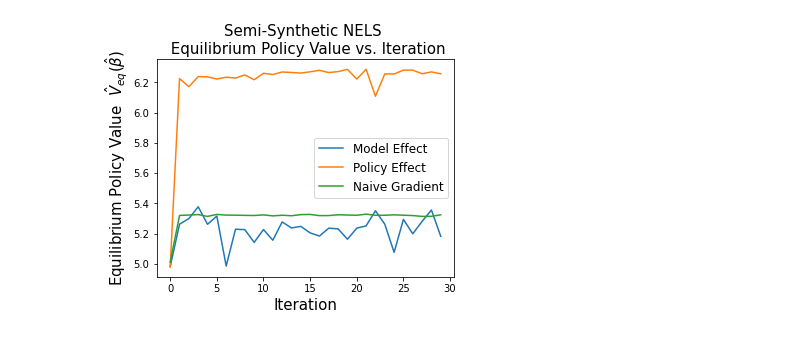
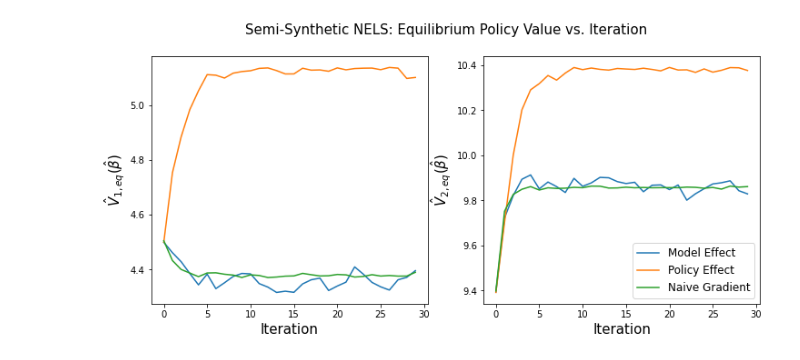
Before and after one commit to roshni714/policy-learning-competing-agents, a Jupyter notebook: paper-figure-6.ipynb, the cells around one changed output. Drawn from its saved outputs; the diff is of its cells as text; code cells hidden in the pictures.

```diff
--- a/paper-figure-6.ipynb
+++ b/paper-figure-6.ipynb
@@ -3,9 +3,13 @@ import matplotlib.pyplot as plt
 import pandas as pd
 import numpy as np
 # %%
-df1 = pd.read_csv("results/nels_8_11-11-22_seed_0_gradient_type_partial_deriv_loss_beta_train.csv")
-df2 = pd.read_csv("results/nels_8_11-11-22_seed_0_gradient_type_total_deriv_train.csv")
-df3 = pd.read_csv("results/nels_8_11-11-22_seed_0_gradient_type_expected_gradient_beta_naive_train.csv")
+df1 = pd.read_csv("results/nels_etas_11-16-22_seed_0_gradient_type_partial_deriv_loss_beta_train.csv")
+df2 = pd.read_csv("results/nels_etas_11-16-22_seed_0_gradient_type_total_deriv_train.csv")
+df3 = pd.read_csv("results/nels_etas_11-16-22_seed_0_gradient_type_expected_gradient_beta_naive_train.csv")
+# %%
+df4 = pd.read_csv("results/nels_months_attended_11-16-22_seed_0_gradient_type_partial_deriv_loss_beta_train.csv")
+df5 = pd.read_csv("results/nels_months_attended_11-16-22_seed_0_gradient_type_total_deriv_train.csv")
+df6 = pd.read_csv("results/nels_months_attended_11-16-22_seed_0_gradient_type_expected_gradient_beta_naive_train.csv")
 # %%
 def conversion_method(arr):
     l = []
@@ -15,14 +19,19 @@ def conversion_method(arr):
         l.append(np.array(t).reshape(10, 1))
     return l
 # %%
-plt.figure(figsize=(16/3, 4))
-plt.plot(df1["iteration"], -df1["loss"], label="Model Effect")
-plt.plot(df2["iteration"], -df2["loss"], label="Policy Effect")
-plt.plot(df3["iteration"], -df3["loss"], label="Naive Gradient")
-plt.xlabel("Iteration", fontsize=15)
-plt.ylabel("Equilibrium Policy Value  " + r"$\hat{V}_{eq}(\hat{\beta})$", fontsize=15)
+fig, ax = plt.subplots(1, 2, figsize=(12, 5))
+ax[0].plot(df4["iteration"], -df4["loss"], label="Model Effect")
+ax[0].plot(df5["iteration"], -df5["loss"], label="Policy Effect")
+ax[0].plot(df6["iteration"], -df6["loss"], label="Naive Gradient")
+ax[1].plot(df1["iteration"], -df1["loss"], label="Model Effect")
+ax[1].plot(df2["iteration"], -df2["loss"], label="Policy Effect")
+ax[1].plot(df3["iteration"], -df3["loss"], label="Naive Gradient")
+ax[0].set_xlabel("Iteration", fontsize=15)
+ax[1].set_xlabel("Iteration", fontsize=15)
+ax[0].set_ylabel(r"$\hat{V}_{1,eq}(\hat{\beta})$", fontsize=15)
+ax[1].set_ylabel(r"$\hat{V}_{2,eq}(\hat{\beta})$", fontsize=15)
 plt.legend(fontsize=12)
-plt.title("Semi-Synthetic NELS \n Equilibrium Policy Value vs. Iteration", fontsize=15)
+plt.suptitle("Semi-Synthetic NELS: Equilibrium Policy Value vs. Iteration", fontsize=15)
 plt.savefig("figs/paper-figure-6.pdf", bbox_inches='tight')
 # %% [output]
-[figure, old version]
+[figure, new version]
```
Also changed, not shown: 13 other files.
